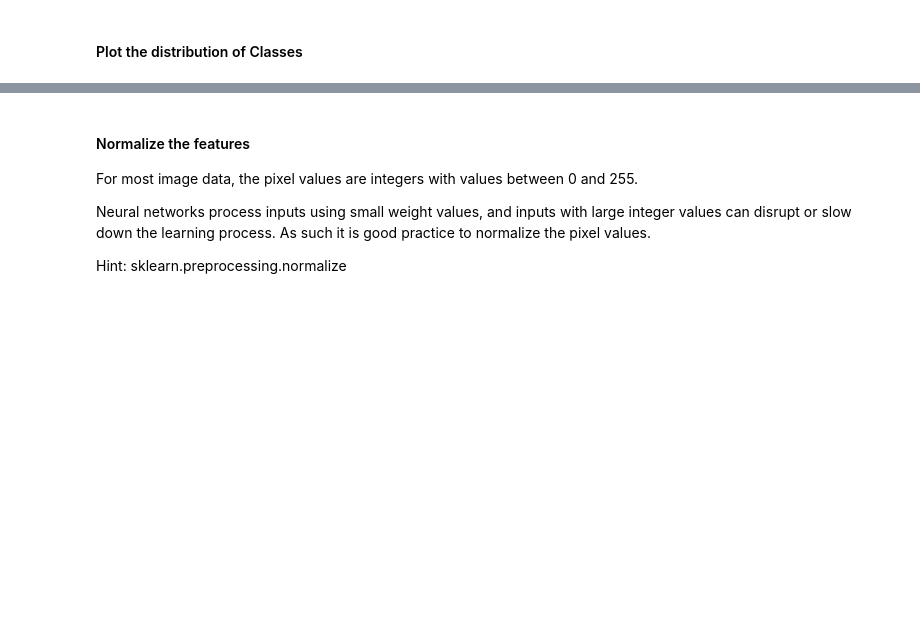
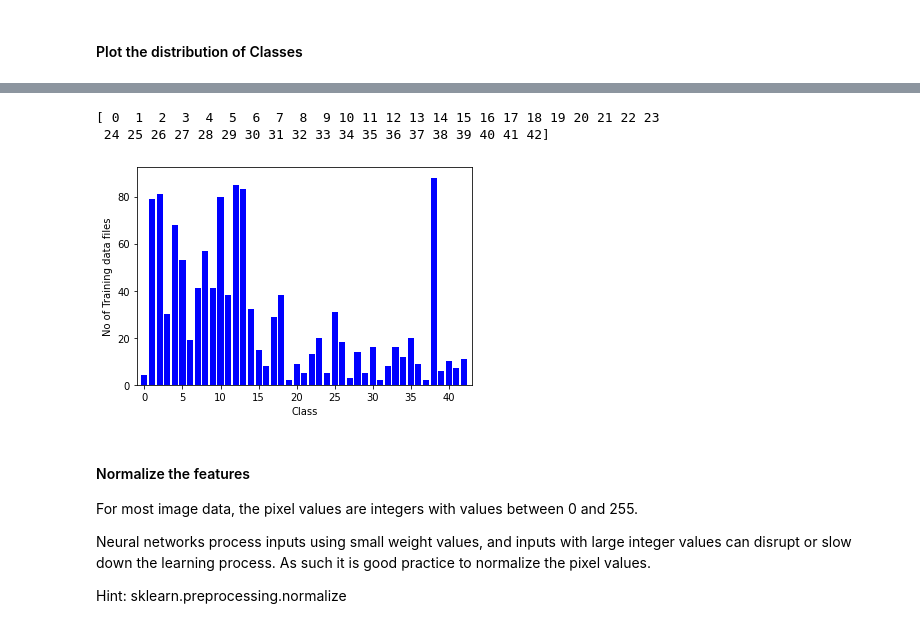
Before and after one commit to SSDivyaRavali/CDS, a Jupyter notebook: Module4/Image_Classification_MLP.ipynb, the cells around one changed output, grey strips where cells are left out. Cells and saved outputs as stored; diff of their text form; code cells hidden in the pictures; blank space fills up the shorter version.

```diff
--- a/Module4/Image_Classification_MLP.ipynb
+++ b/Module4/Image_Classification_MLP.ipynb
@@ -79,0 +120,26 @@ The most popular and de facto standard library in Python for loading and working
+# %%
+def feature_label_extract():
+  data = []
+  labels = []
+  classes = 43
+  cur_path = os.getcwd()
+  for i in range(classes):
+    if i < 10:
+      path = os.path.join(DATASET_FOLDER,str(i).zfill(2))
+    else:
+      path = os.path.join(DATASET_FOLDER,str(i))
+    images = os.listdir(path)
+    for a in images:
+      try:
+        image = Image.open(path + '/' + a)
+        image = image.resize((30,30))
+        image = np.array(image)
+        data.append(image)
+        labels.append(i)
+      except:
+        print("Error Loading Image")
+
+  data = np.array(data)
+  labels = np.array(labels)
+
+  return data,labels
@@ -91,0 +214,11 @@ Hint: plt.subplot
+# %%
+# Checking for class bias
+def check_target_class_bias():
+  unique_labels, Label_count = np.unique(labels, return_counts = True)
+  print(np.asarray((unique_labels)))
+  plt.bar( np.arange( 43 ), Label_count, align='center',color='blue' )
+  plt.xlabel('Class')
+  plt.ylabel('No of Training data files')
+  plt.xlim([-1, 43])
+
+  plt.show()
@@ -92,3 +229,9 @@ Hint: plt.subplot
+# %%
+check_target_class_bias()
+# %% [output]
+[ 0  1  2  3  4  5  6  7  8  9 10 11 12 13 14 15 16 17 18 19 20 21 22 23
+ 24 25 26 27 28 29 30 31 32 33 34 35 36 37 38 39 40 41 42]
+[figure, added]
 # %% [markdown]
 #### Normalize the features
 
```
Also changed, not shown: parts of 66 cells of this notebook.
